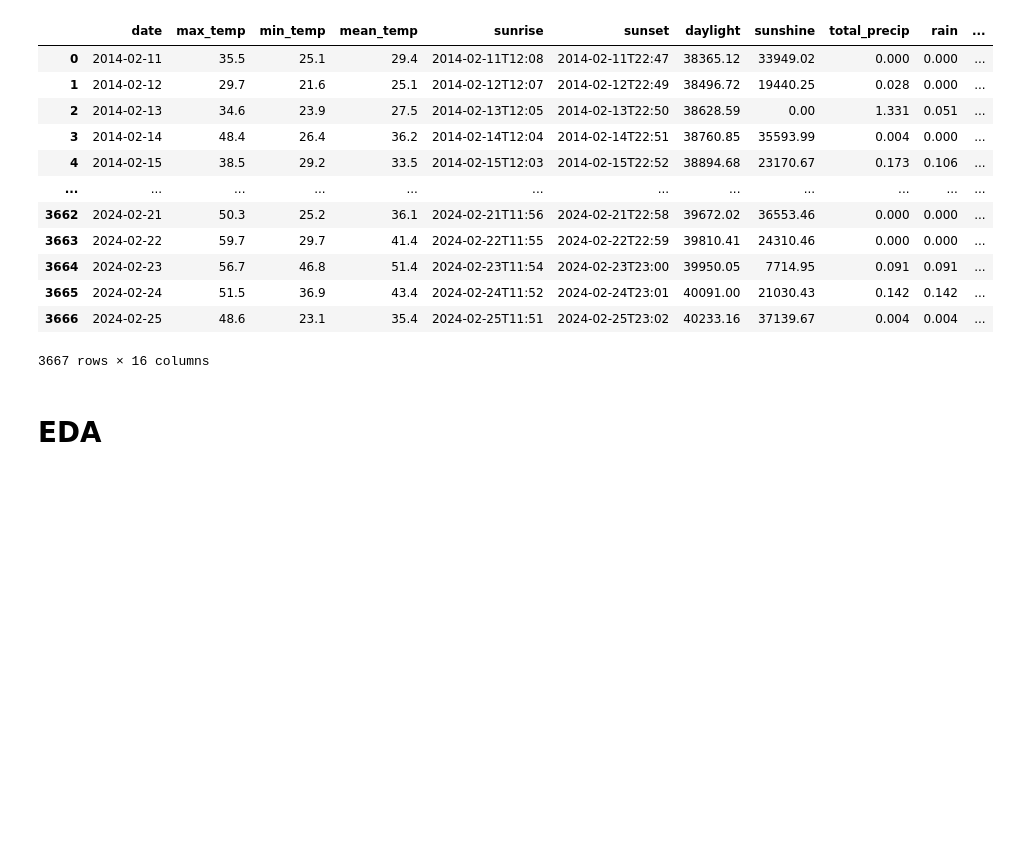
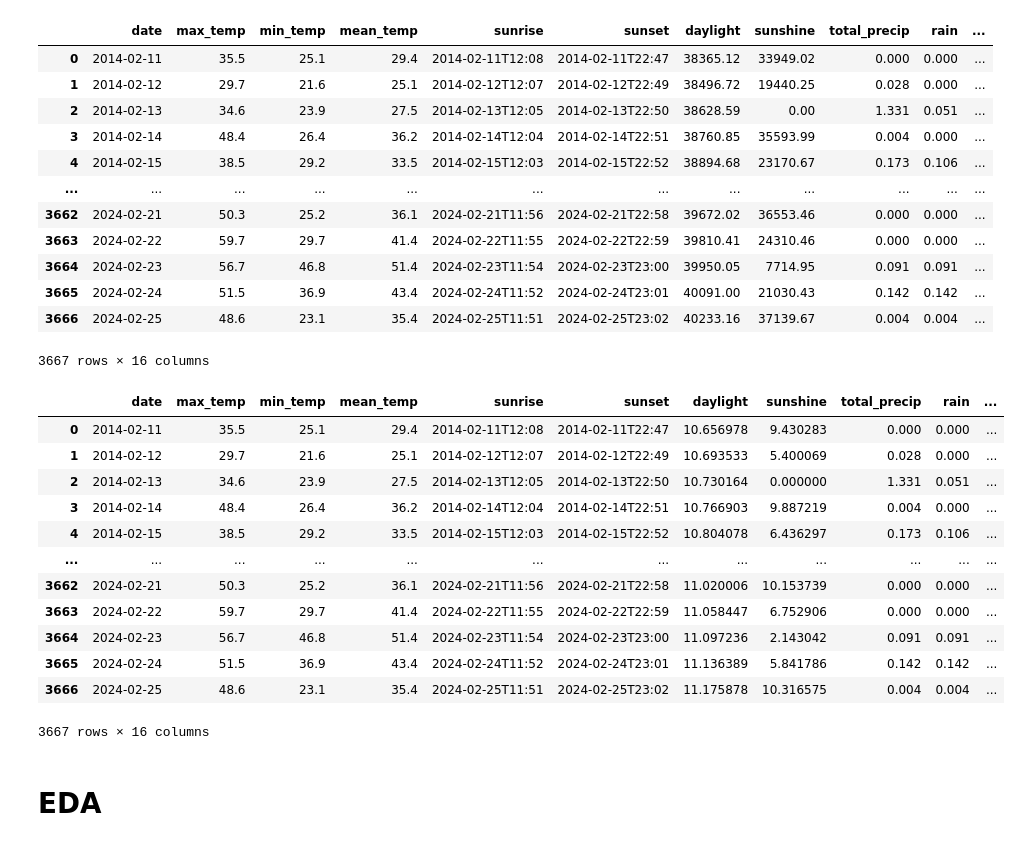
Before and after one commit to juliamuratore/Project2-DS-4002, a Jupyter notebook: SCRIPTS/Project2_EDA.ipynb, the cells around one changed output. Saved outputs shown, nothing was run; the diff lists cells and outputs as text; code cells hidden in the pictures; blank space fills up the shorter version.

Commit message:
updated daylight and sunshine to be hours not seconds

```diff
--- a/SCRIPTS/Project2_EDA.ipynb
+++ b/SCRIPTS/Project2_EDA.ipynb
@@ -95,6 +95,24 @@ data
 | 3665 | 2024-02-24 | 51.5 | 36.9 | 43.4 | 2024-02-24T11:52 | 2024-02-24T23:01 | 40091.00 | 21030.43 | 0.142 | 0.142 | ... |
 | 3666 | 2024-02-25 | 48.6 | 23.1 | 35.4 | 2024-02-25T11:51 | 2024-02-25T23:02 | 40233.16 | 37139.67 | 0.004 | 0.004 | ... |
 3667 rows × 16 columns
+# %%
+data['daylight'] = data['daylight'] / 3600
+data['sunshine'] = data['sunshine'] / 3600
+data
+# %% [output]
+|  | date | max_temp | min_temp | mean_temp | sunrise | sunset | daylight | sunshine | total_precip | rain | ... |
+| 0 | 2014-02-11 | 35.5 | 25.1 | 29.4 | 2014-02-11T12:08 | 2014-02-11T22:47 | 10.656978 | 9.430283 | 0.000 | 0.000 | ... |
+| 1 | 2014-02-12 | 29.7 | 21.6 | 25.1 | 2014-02-12T12:07 | 2014-02-12T22:49 | 10.693533 | 5.400069 | 0.028 | 0.000 | ... |
+| 2 | 2014-02-13 | 34.6 | 23.9 | 27.5 | 2014-02-13T12:05 | 2014-02-13T22:50 | 10.730164 | 0.000000 | 1.331 | 0.051 | ... |
+| 3 | 2014-02-14 | 48.4 | 26.4 | 36.2 | 2014-02-14T12:04 | 2014-02-14T22:51 | 10.766903 | 9.887219 | 0.004 | 0.000 | ... |
+| 4 | 2014-02-15 | 38.5 | 29.2 | 33.5 | 2014-02-15T12:03 | 2014-02-15T22:52 | 10.804078 | 6.436297 | 0.173 | 0.106 | ... |
+| ... | ... | ... | ... | ... | ... | ... | ... | ... | ... | ... | ... |
+| 3662 | 2024-02-21 | 50.3 | 25.2 | 36.1 | 2024-02-21T11:56 | 2024-02-21T22:58 | 11.020006 | 10.153739 | 0.000 | 0.000 | ... |
+| 3663 | 2024-02-22 | 59.7 | 29.7 | 41.4 | 2024-02-22T11:55 | 2024-02-22T22:59 | 11.058447 | 6.752906 | 0.000 | 0.000 | ... |
+| 3664 | 2024-02-23 | 56.7 | 46.8 | 51.4 | 2024-02-23T11:54 | 2024-02-23T23:00 | 11.097236 | 2.143042 | 0.091 | 0.091 | ... |
+| 3665 | 2024-02-24 | 51.5 | 36.9 | 43.4 | 2024-02-24T11:52 | 2024-02-24T23:01 | 11.136389 | 5.841786 | 0.142 | 0.142 | ... |
+| 3666 | 2024-02-25 | 48.6 | 23.1 | 35.4 | 2024-02-25T11:51 | 2024-02-25T23:02 | 11.175878 | 10.316575 | 0.004 | 0.004 | ... |
+3667 rows × 16 columns
 # %%
 # export data
 data.to_csv('../data/data.csv')
```
Also changed, not shown: parts of 2 cells of this notebook, 2 other files.
